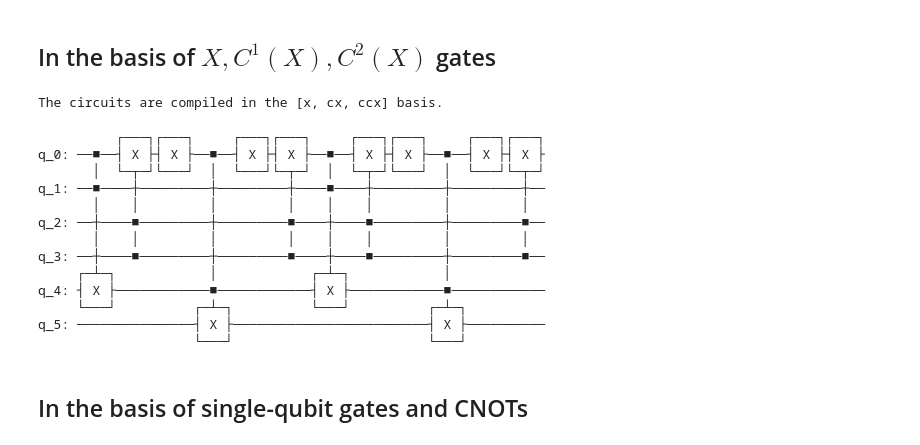
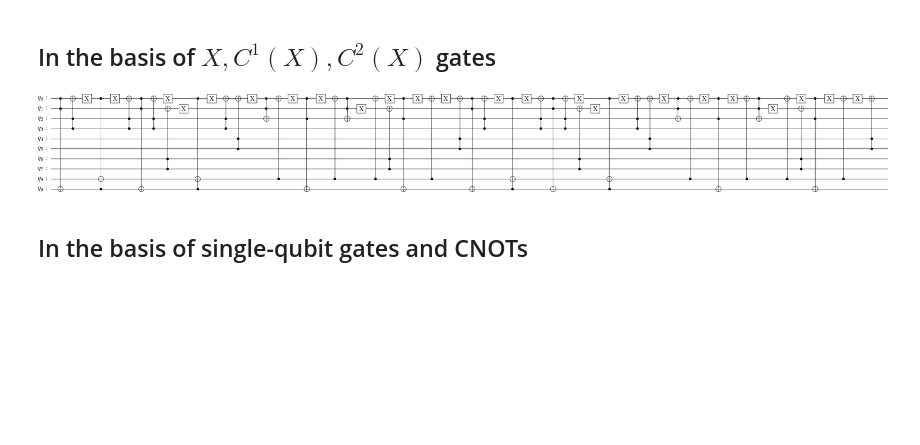
Before and after one commit to BaptisteClaudon/Polylog_MCX-public, a Jupyter notebook: tutorial.ipynb, the cells around one changed output. Drawn from its saved outputs; the diff is of its cells as text; code cells hidden in the pictures; blank space fills up the shorter version.

```diff
--- a/tutorial.ipynb
+++ b/tutorial.ipynb
@@ -5,29 +5,16 @@
 # %%
 from log_3_mcx_x_cx_ccx import log3_cnx
 from qiskit import transpile, QuantumCircuit
 
-ncontrol = 4
+ncontrol = 8
 gate = log3_cnx(ncontrol=ncontrol, trace_depth_and_size=True)
 nqubits = ncontrol+2
 qc = QuantumCircuit(nqubits)
 qc.append(gate, list(range(nqubits)))
 qc = transpile(qc, basis_gates=['x', 'cx', 'ccx'])
-qc.draw()
+qc.draw(output='latex')
 # %% [output]
-The circuits are compiled in the [x, cx, ccx] basis.
-          ┌───┐┌───┐     ┌───┐┌───┐     ┌───┐┌───┐     ┌───┐┌───┐
-q_0: ──■──┤ X ├┤ X ├──■──┤ X ├┤ X ├──■──┤ X ├┤ X ├──■──┤ X ├┤ X ├
-       │  └─┬─┘└───┘  │  └───┘└─┬─┘  │  └─┬─┘└───┘  │  └───┘└─┬─┘
-q_1: ──■────┼─────────┼─────────┼────■────┼─────────┼─────────┼──
-       │    │         │         │    │    │         │         │
-q_2: ──┼────■─────────┼─────────■────┼────■─────────┼─────────■──
-       │    │         │         │    │    │         │         │
-q_3: ──┼────■─────────┼─────────■────┼────■─────────┼─────────■──
-     ┌─┴─┐            │            ┌─┴─┐            │
-q_4: ┤ X ├────────────■────────────┤ X ├────────────■────────────
-     └───┘          ┌─┴─┐          └───┘          ┌─┴─┐
-q_5: ───────────────┤ X ├─────────────────────────┤ X ├──────────
-                    └───┘                         └───┘
+[figure, added]
 # %% [markdown]
 ## In the basis of single-qubit gates and CNOTs
 # %% [markdown]
```
Also changed, not shown: 4 other files.
